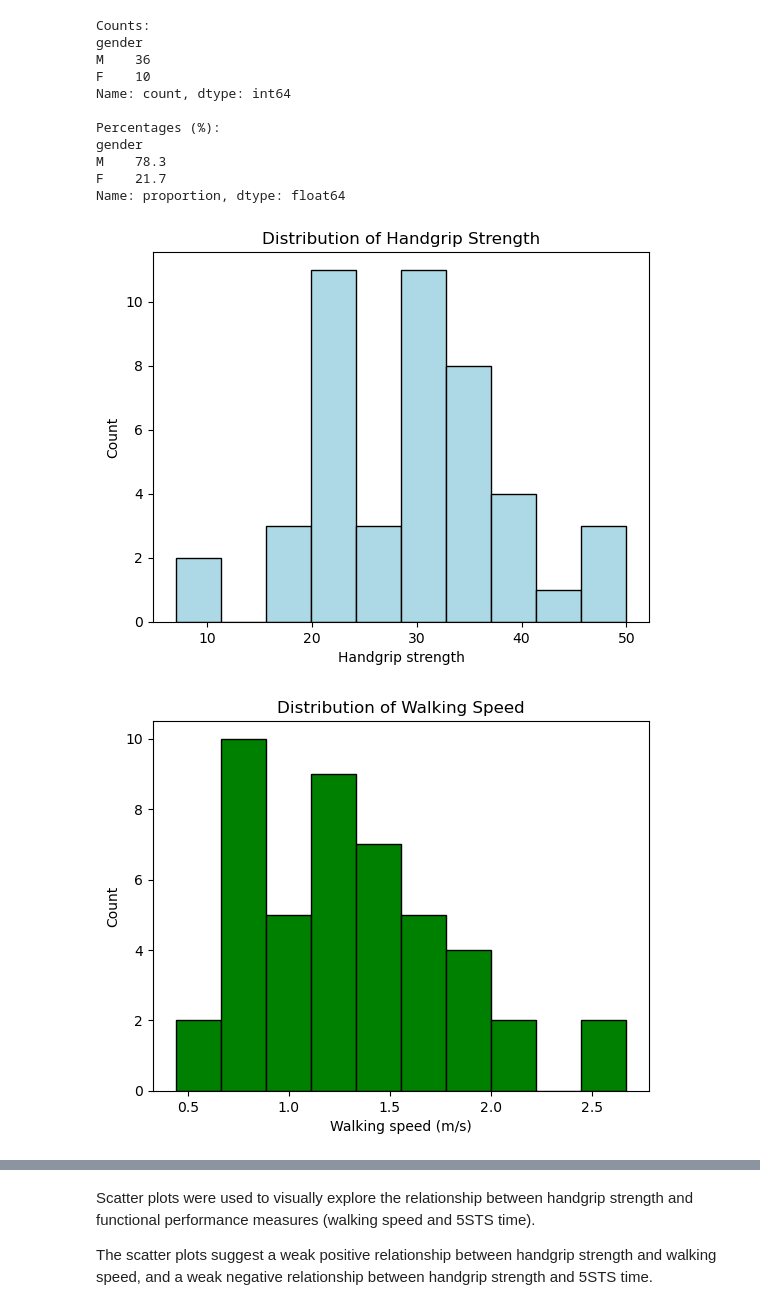
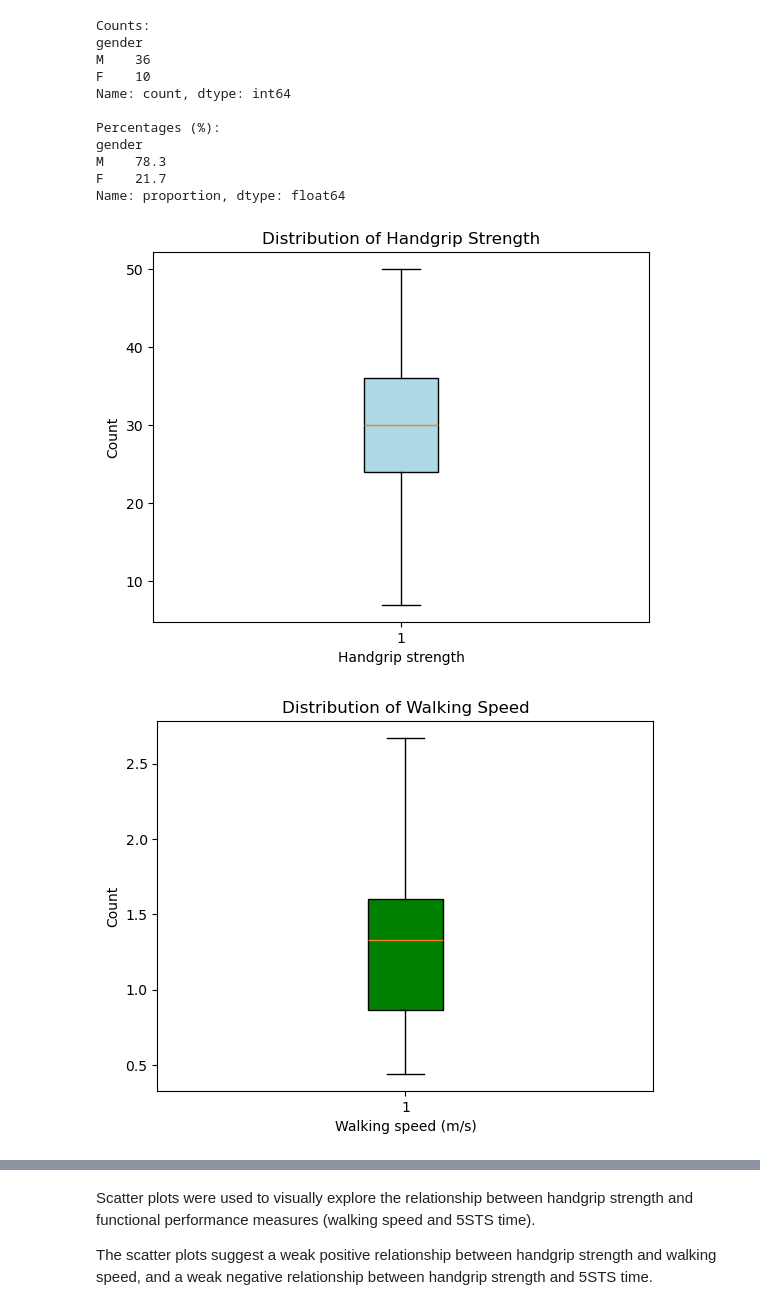
Before and after one commit to inesvincent/Project_R_Python_M2_REHAB, a Jupyter notebook: Python_project/main.ipynb, the cells around one changed output, grey strips where cells are left out. Saved outputs shown, nothing was run; the diff lists cells and outputs as text; code cells hidden in the pictures.

```diff
--- a/Python_project/main.ipynb
+++ b/Python_project/main.ipynb
@@ -25,8 +76,7 @@ import matplotlib.pyplot as plt
 # %%
 # import the data
-frapid_data_raw = pd.read_excel("data/frapid_base.xlsx")
 
-print("Dimensions :", frapid_data_raw.shape)
-print("Colonnes :", frapid_data_raw.columns)
+#print("Dimensions :", frapid_data_raw.shape)
+#print("Columns :", frapid_data_raw.columns)
 
-frapid_data_raw.head()
+#frapid_data_raw.head()
@@ -76,8 +106,8 @@ frapid_data = frapid_data.rename(columns=
         {"Patient" : "patient_id",
         "age" : "age_years",
         "sexe" : "gender",
-        "handgrip" : "handgrip_strength",
-        "Test4m" : "walk_time_4m_in_seconds",
-        "Test5levers" : "time_5_levers_in_seconds"})
+        "handgrip" : "handgrip_strength (kg)",
+        "Test4m" : "walk_time_4m (s)",
+        "Test5levers" : "time_5_raise_chair (s)"})
 frapid_data.head()
 # %% [output]
@@ -91,9 +121,9 @@ frapid_data.head()
 # Convert to numeric values
 frapid_data["patient_id"] = pd.to_numeric(frapid_data["patient_id"], errors="coerce")
 frapid_data["age_years"] = pd.to_numeric(frapid_data["age_years"], errors="coerce")
-frapid_data["handgrip_strength"] = pd.to_numeric(frapid_data["handgrip_strength"], errors="coerce")
-frapid_data["walk_time_4m_in_seconds"] = pd.to_numeric(frapid_data["walk_time_4m_in_seconds"], errors="coerce")
-frapid_data["time_5_levers_in_seconds"] = pd.to_numeric(frapid_data["time_5_levers_in_seconds"], errors="coerce")
+frapid_data["handgrip_strength (kg)"] = pd.to_numeric(frapid_data["handgrip_strength (kg)"], errors="coerce")
+frapid_data["walk_time_4m (s)"] = pd.to_numeric(frapid_data["walk_time_4m (s)"], errors="coerce")
+frapid_data["time_5_raise_chair (s)"] = pd.to_numeric(frapid_data["time_5_raise_chair (s)"], errors="coerce")
 
 print("Missing values per column:")
 print(frapid_data.isna().sum())
@@ -135,11 +165,11 @@ Clean dataset saved in data/frapid_data_clean.csv
 # %% [markdown]
 ## II - Create a variable for walking speed
 # %%
-# Create a variable for walking speed in m/s
+# Create a variable for walking speed in m/s in the cleaned dataset
 WALK_DISTANCE_METERS = 4
 
-frapid_data_clean["walking_speed_mps"] = ( WALK_DISTANCE_METERS / frapid_data_clean["walk_time_4m_in_seconds"]).round(2)
+frapid_data_clean["walking_speed_mps"] = ( WALK_DISTANCE_METERS / frapid_data_clean["walk_time_4m (s)"]).round(2)
 
 # Check the calculation
-frapid_data_clean[["walk_time_4m_in_seconds", "walking_speed_mps"]].head(10)
+frapid_data_clean[["walk_time_4m (s)", "walking_speed_mps"]].head(10)
 # %% [output]
@@ -194,28 +224,28 @@ Name: proportion, dtype: float64
 # %%
 # Visualize the distribution of the main variables
 plt.figure()
-plt.hist(frapid_data_clean["handgrip_strength"], bins=10,color="lightblue", edgecolor="black", linewidth=1)
+plt.boxplot(frapid_data_clean["handgrip_strength (kg)"], patch_artist=True, boxprops=dict(facecolor="lightblue", edgecolor="black", linewidth=1))
 plt.title("Distribution of Handgrip Strength")
 plt.xlabel("Handgrip strength")
 plt.ylabel("Count")
 plt.savefig("results/figures/handgrip_strength_distribution.png", dpi=300)
 plt.show()
 
 plt.figure()
-plt.hist(frapid_data_clean["walking_speed_mps"], bins=10, color="green", edgecolor="black", linewidth=1)
+plt.boxplot(frapid_data_clean["walking_speed_mps"], patch_artist=True, boxprops=dict(facecolor="green", edgecolor="black", linewidth=1))
 plt.title("Distribution of Walking Speed")
 plt.xlabel("Walking speed (m/s)")
 plt.ylabel("Count")
 plt.savefig("results/figures/walking_speed_distribution.png", dpi=300)
 plt.show()
 
 plt.figure()
-plt.hist(frapid_data_clean["time_5_levers_in_seconds"], bins=10, color="lightcoral", edgecolor="black", linewidth=1)
+plt.boxplot(frapid_data_clean["time_5_raise_chair (s)"], patch_artist=True, boxprops=dict(facecolor="lightcoral", edgecolor="black", linewidth=1))
 plt.title("Distribution of 5STS Time")
 plt.xlabel("Time (seconds)")
 plt.ylabel("Count")
 plt.savefig("results/figures/5sts_time_distribution.png", dpi=300)
 plt.show()
 # %% [output]
-[figure, old version]
+[figure, new version]
-[figure, old version]
+[figure, new version]
```
Also changed, not shown: parts of 12 cells of this notebook, 9 other files.
